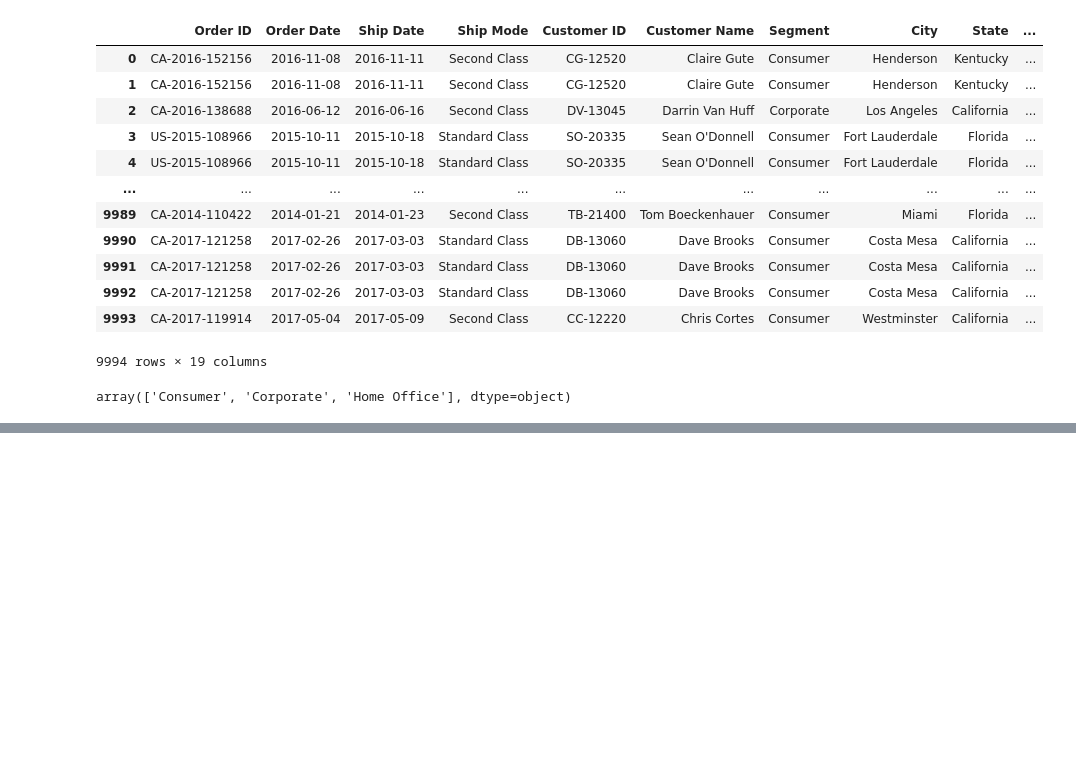
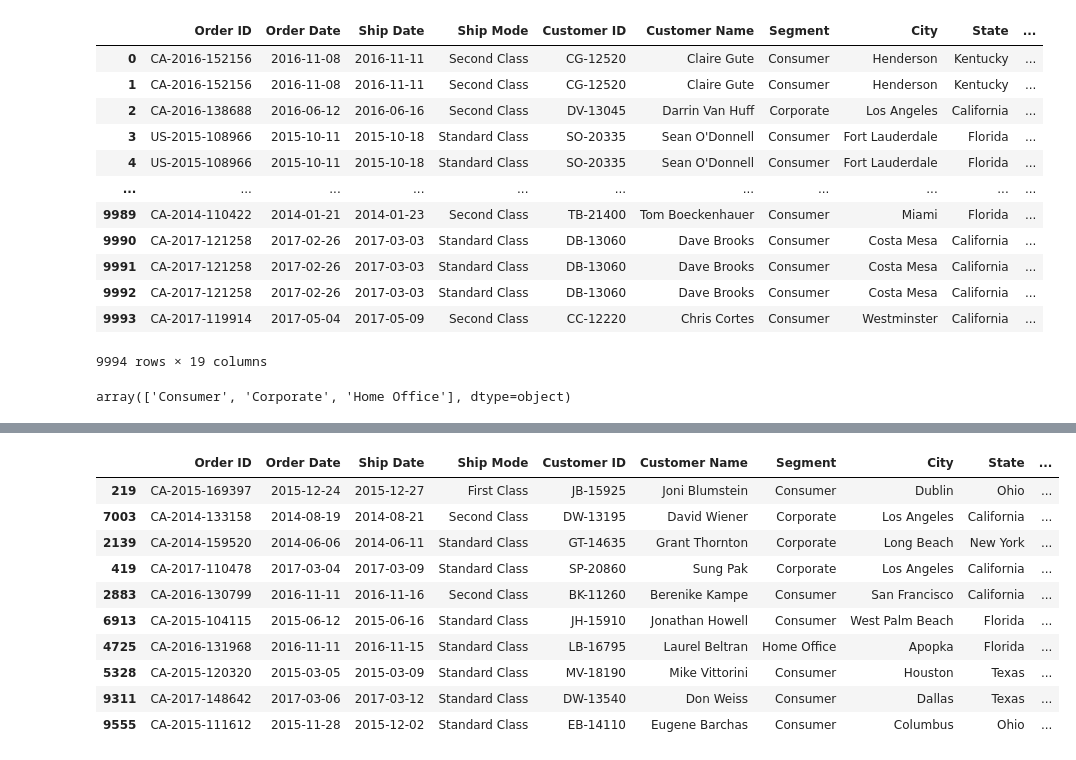
Before and after one commit to AnthonyB955/Python-DS-ML-VS, a Jupyter notebook: pandas/Superstore.ipynb, the cells around one changed output, grey strips where cells are left out. Drawn from its saved outputs; the diff is of its cells as text; code cells hidden in the pictures; blank space fills up the shorter version.

```diff
--- a/pandas/Superstore.ipynb
+++ b/pandas/Superstore.ipynb
@@ -113,0 +290,14 @@ array(['Consumer', 'Corporate', 'Home Office'], dtype=object)
+# %%
+df_store.sample(10)
+# %% [output]
+|  | Order ID | Order Date | Ship Date | Ship Mode | Customer ID | Customer Name | Segment | City | State | ... |
+| 219 | CA-2015-169397 | 2015-12-24 | 2015-12-27 | First Class | JB-15925 | Joni Blumstein | Consumer | Dublin | Ohio | ... |
+| 7003 | CA-2014-133158 | 2014-08-19 | 2014-08-21 | Second Class | DW-13195 | David Wiener | Corporate | Los Angeles | California | ... |
+| 2139 | CA-2014-159520 | 2014-06-06 | 2014-06-11 | Standard Class | GT-14635 | Grant Thornton | Corporate | Long Beach | New York | ... |
+| 419 | CA-2017-110478 | 2017-03-04 | 2017-03-09 | Standard Class | SP-20860 | Sung Pak | Corporate | Los Angeles | California | ... |
+| 2883 | CA-2016-130799 | 2016-11-11 | 2016-11-16 | Second Class | BK-11260 | Berenike Kampe | Consumer | San Francisco | California | ... |
+| 6913 | CA-2015-104115 | 2015-06-12 | 2015-06-16 | Standard Class | JH-15910 | Jonathan Howell | Consumer | West Palm Beach | Florida | ... |
+| 4725 | CA-2016-131968 | 2016-11-11 | 2016-11-15 | Standard Class | LB-16795 | Laurel Beltran | Home Office | Apopka | Florida | ... |
+| 5328 | CA-2015-120320 | 2015-03-05 | 2015-03-09 | Standard Class | MV-18190 | Mike Vittorini | Consumer | Houston | Texas | ... |
+| 9311 | CA-2017-148642 | 2017-03-06 | 2017-03-12 | Standard Class | DW-13540 | Don Weiss | Consumer | Dallas | Texas | ... |
+| 9555 | CA-2015-111612 | 2015-11-28 | 2015-12-02 | Standard Class | EB-14110 | Eugene Barchas | Consumer | Columbus | Ohio | ... |
```
Also changed, not shown: parts of 36 cells of this notebook.
